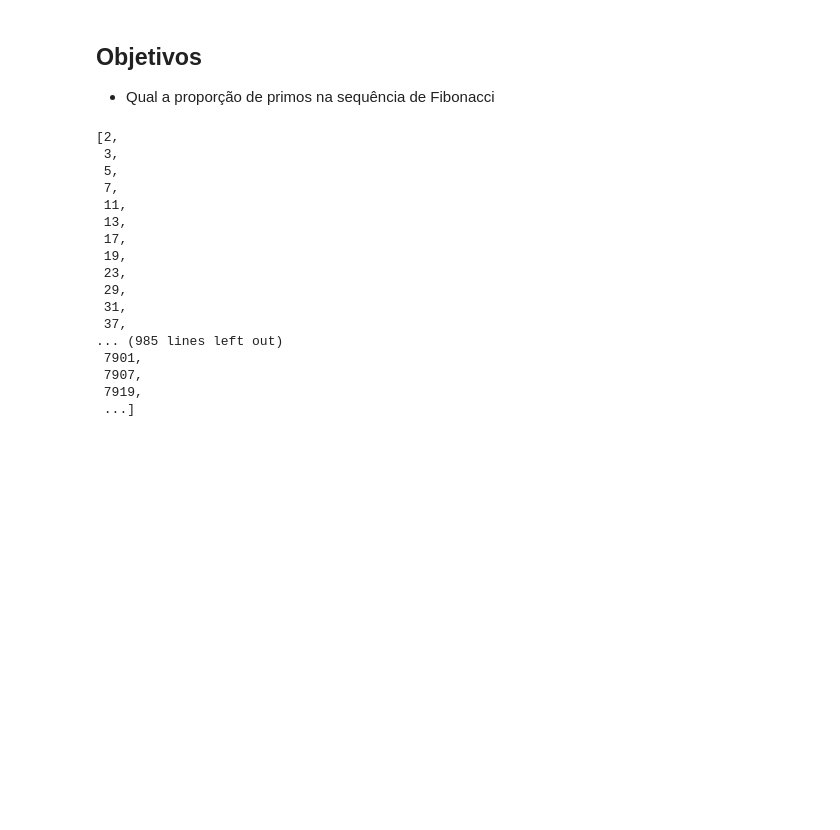
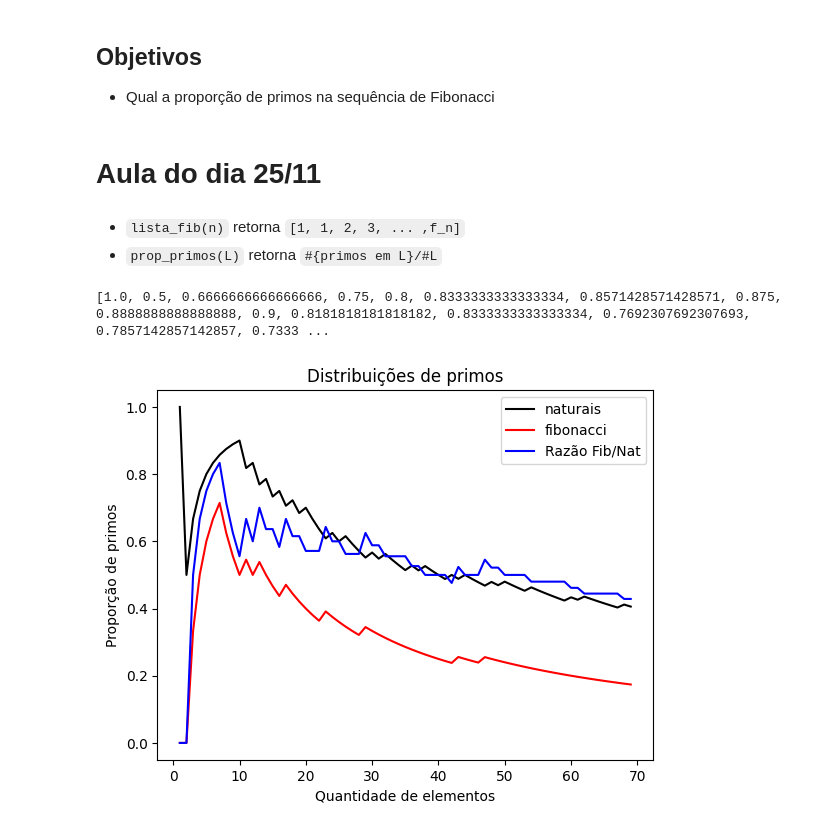
Before and after one commit to cloudallen/bocos, a Jupyter notebook: primos.ipynb, the cells around one changed output. Drawn from its saved outputs; the diff is of its cells as text; code cells hidden in the pictures; blank space fills up the shorter version.

```diff
--- a/primos.ipynb
+++ b/primos.ipynb
@@ -190,14 +190,14 @@ def fib(n):
         n-=1
     return b
 
-def fib_ate(n):
+def lista_fib(n):
     results = []
     a = 0
     b = 1
     while n>0:
         a,b = b,a+b
         n-=1
-        results.append(b)
+        results.append(a)
     return results
 
 def e_primo(n):
@@ -208,39 +208,45 @@ def e_primo(n):
             return False
     return True
 
-def prop_fib(n):
-    lista = fib_ate(n)
+def primos_em_lista(L):
+    return [n for n in L if e_primo(n)]
+
+def proporcao_primos(L):
     cont = 0
-    for i in lista:
+    n = len(L)
+    for i in L:
         if e_primo(i):
             cont+=1
     return cont/n
 
-
 def primos_ate(n):
     e = eratosteles(n)
     return [e[i] for i in range(n) if e[i]!=False]
-
-def prop_primo(n):
-    lista = primos_ate(n)
-    return len(lista)/n
-
-primos_ate(10**8)
-# %% [output]
-[2,
- 3,
- 5,
- 7,
- 11,
- 13,
- 17,
- 19,
- 23,
- 29,
- 31,
- 37,
-... (985 lines left out)
- 7901,
- 7907,
- 7919,
- ...]
+# %% [markdown]
+# Aula do dia 25/11
+# %% [markdown]
+- `lista_fib(n)` retorna `[1, 1, 2, 3, ... ,f_n]`
+- `prop_primos(L)` retorna `#{primos em L}/#L`
+# %%
+import matplotlib.pyplot as plt
+
+fig,ax = plt.subplots()
+n= 70
+Primos = primos_ate(n)
+Fibo = lista_fib(n)
+X = range(1,n,1)
+Y1 = [proporcao_primos(range(0,n,1)) for  n in X]
+Y2 = [proporcao_primos(Fibo[0:n]) for n in X]
+Y3 = [Y2[i]/Y1[i] for i in range(len(Y1))]
+print(Y1)
+ax.plot(X,Y1,"-",color='k', label='naturais')
+ax.plot(X,Y2,"-",color='r', label = 'fibonacci')
+ax.plot(X,Y3,"-",color='b', label = 'Razão Fib/Nat')
+ax.set_title("Distribuições de primos")
+ax.legend()
+ax.set_xlabel("Quantidade de elementos")
+ax.set_ylabel("Proporção de primos")
+plt.show()
+# %% [output]
+[1.0, 0.5, 0.6666666666666666, 0.75, 0.8, 0.8333333333333334, 0.8571428571428571, 0.875, 0.8888888888888888, 0.9, 0.8181818181818182, 0.8333333333333334, 0.7692307692307693, 0.7857142857142857, 0.7333 ...
+[figure, added]
```
Also changed, not shown: parts of 3 cells of this notebook, 1 other file.
